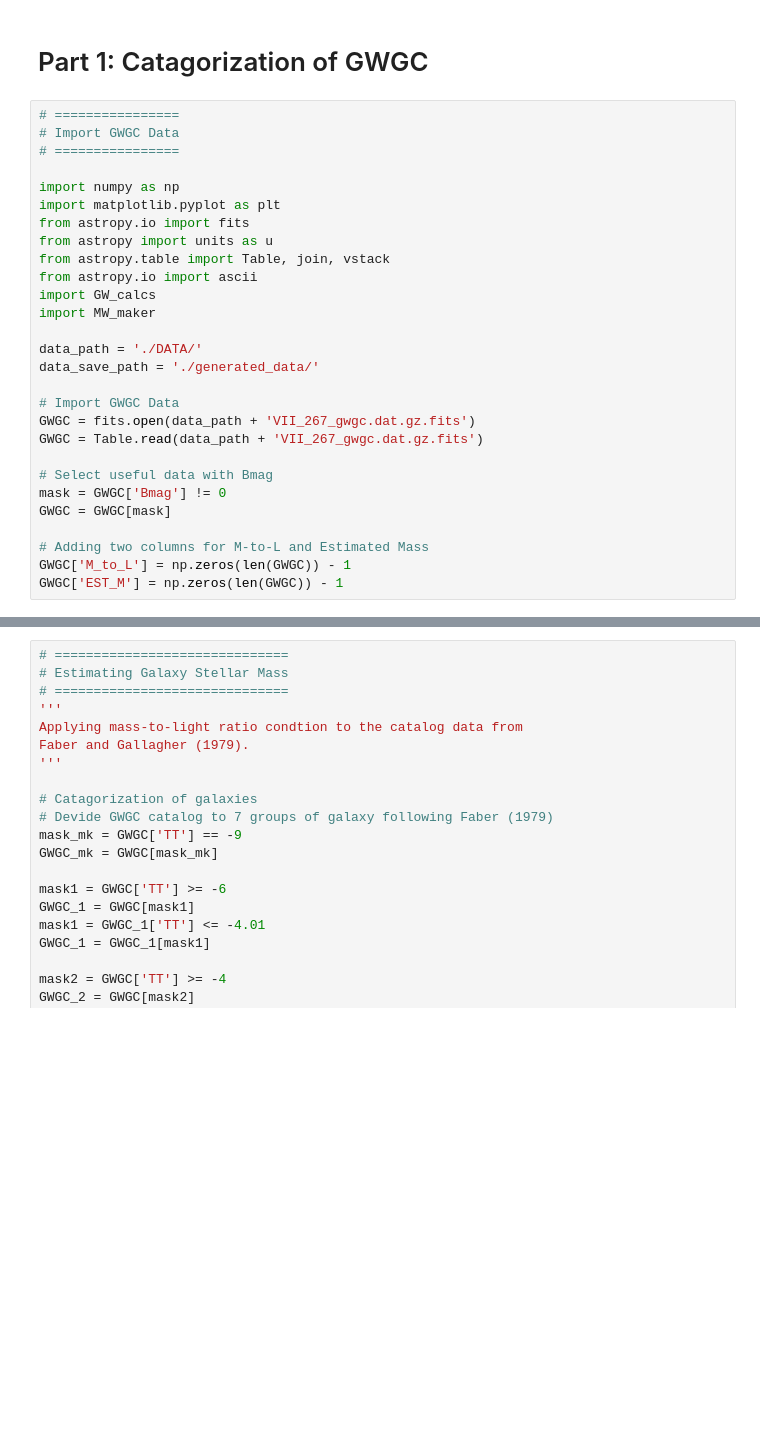
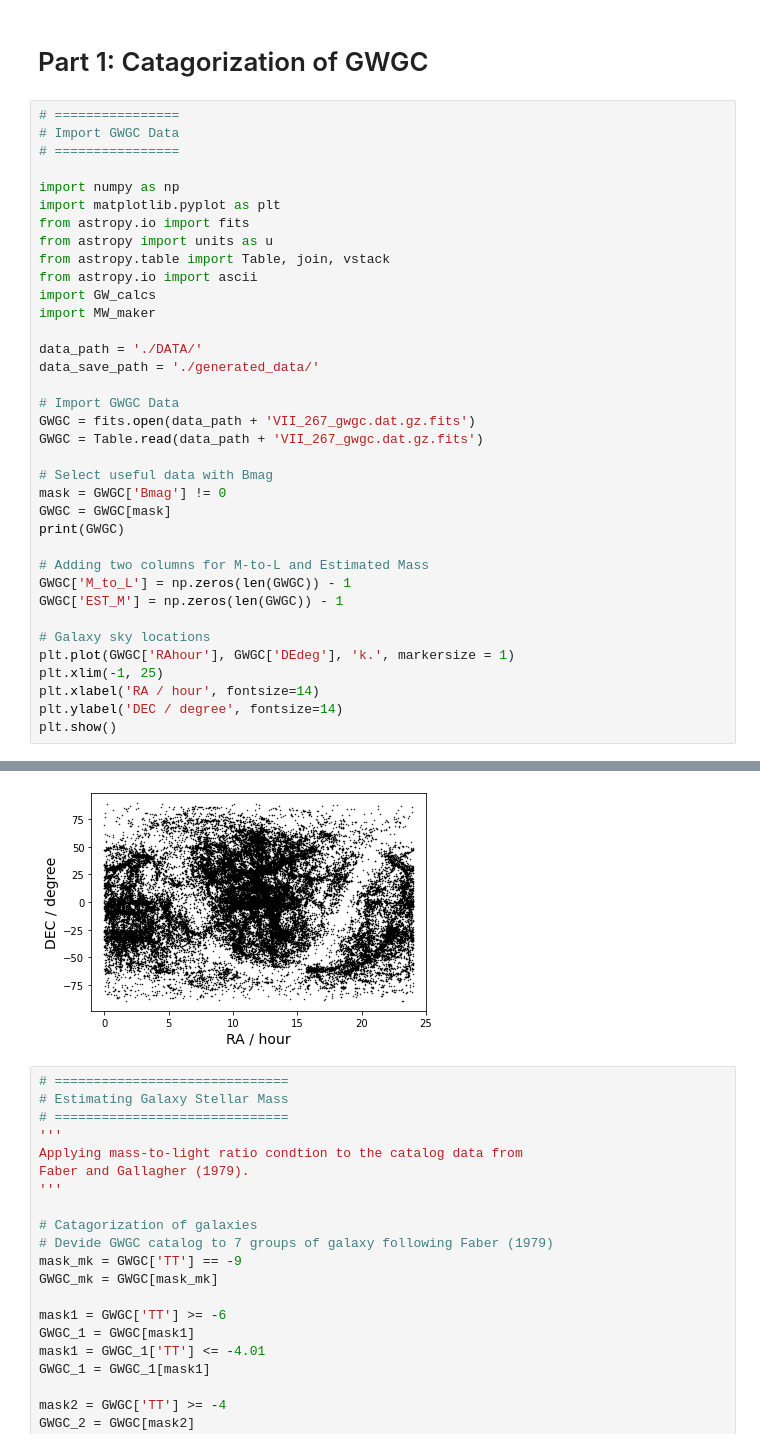
Before and after one commit to weitianyu11/Confusion-Foreground, a Jupyter notebook: Main.ipynb, the cells around one changed output, grey strips where cells are left out. Saved outputs shown, nothing was run; the diff lists cells and outputs as text; blank space fills up the shorter version.

```diff
--- a/Main.ipynb
+++ b/Main.ipynb
@@ -32,7 +32,16 @@ GWGC = Table.read(data_path + 'VII_267_gwgc.dat.gz.fits')
 # Select useful data with Bmag
 mask = GWGC['Bmag'] != 0
 GWGC = GWGC[mask]
+print(GWGC)
 
 # Adding two columns for M-to-L and Estimated Mass
 GWGC['M_to_L'] = np.zeros(len(GWGC)) - 1
 GWGC['EST_M'] = np.zeros(len(GWGC)) - 1
+
+# Galaxy sky locations
+plt.plot(GWGC['RAhour'], GWGC['DEdeg'], 'k.', markersize = 1)
+plt.xlim(-1, 25)
+plt.xlabel('RA / hour', fontsize=14)
+plt.ylabel('DEC / degree', fontsize=14)
+plt.show()
+# %% [output]
@@ -39,3 +65,4 @@ GWGC['EST_M'] = np.zeros(len(GWGC)) - 1
+[figure, added]
 # %%
 # ==============================
 # Estimating Galaxy Stellar Mass
```
Also changed, not shown: parts of 17 cells of this notebook.
